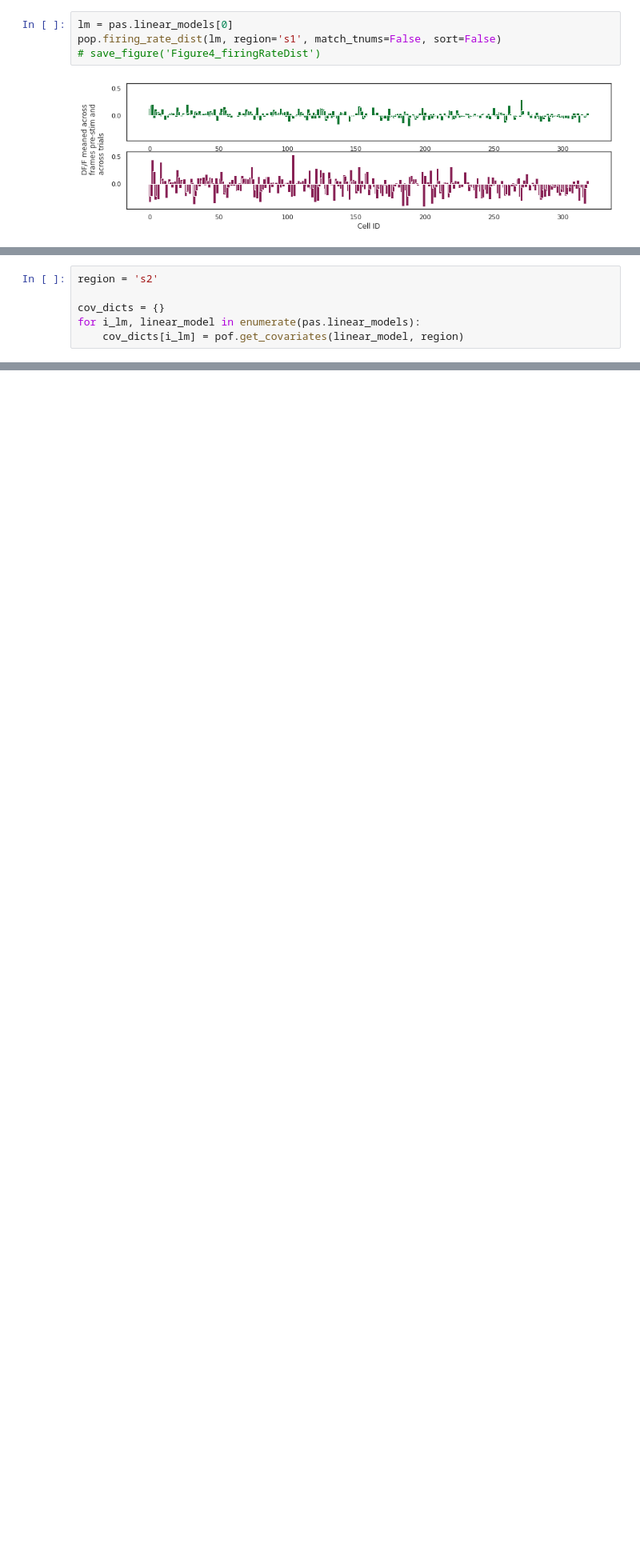
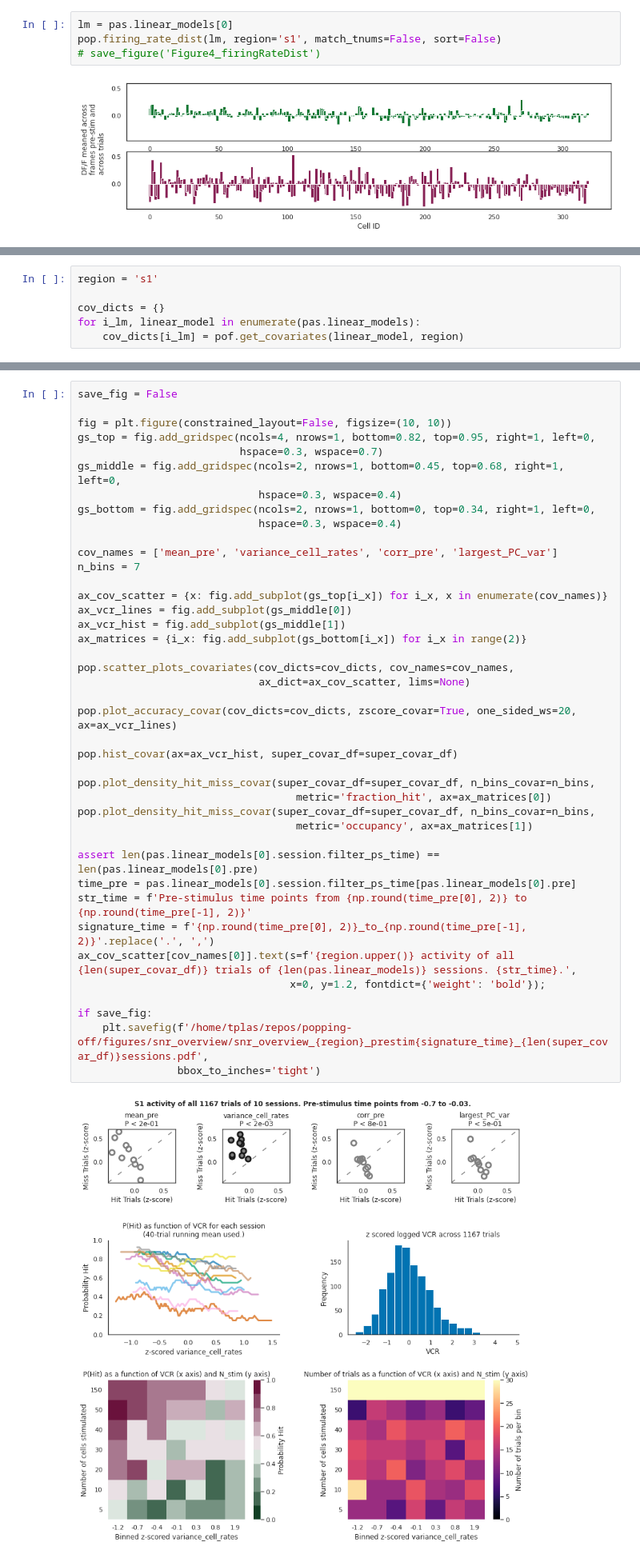
Before and after one commit to Packer-Lab/popping-off, a Jupyter notebook: notebooks/Paper Figures/Figure4.ipynb, the cells around one changed output, grey strips where cells are left out. Shown at 80% size. Drawn from its saved outputs; the diff is of its cells as text; blank space fills up the shorter version.

```diff
--- a/notebooks/Paper Figures/Figure4.ipynb
+++ b/notebooks/Paper Figures/Figure4.ipynb
@@ -129,5 +130,5 @@ array([-2.60688512, -2.55579574, -2.34067491, -2.59161852, -2.66144672,
 # %%
-region = 's2'
+region = 's1'
 
 cov_dicts = {}
 for i_lm, linear_model in enumerate(pas.linear_models):
@@ -163 +161,44 @@ pop.plot_density_hit_miss_covar(super_covar_df=super_covar_df, n_bins_covar=n_bi
+# %%
+save_fig = False
+
+fig = plt.figure(constrained_layout=False, figsize=(10, 10))
+gs_top = fig.add_gridspec(ncols=4, nrows=1, bottom=0.82, top=0.95, right=1, left=0,
+                          hspace=0.3, wspace=0.7)
+gs_middle = fig.add_gridspec(ncols=2, nrows=1, bottom=0.45, top=0.68, right=1, left=0,
+                             hspace=0.3, wspace=0.4)
+gs_bottom = fig.add_gridspec(ncols=2, nrows=1, bottom=0, top=0.34, right=1, left=0,
+                             hspace=0.3, wspace=0.4)
+
+cov_names = ['mean_pre', 'variance_cell_rates', 'corr_pre', 'largest_PC_var']
+n_bins = 7
+
+ax_cov_scatter = {x: fig.add_subplot(gs_top[i_x]) for i_x, x in enumerate(cov_names)}
+ax_vcr_lines = fig.add_subplot(gs_middle[0])
+ax_vcr_hist = fig.add_subplot(gs_middle[1])
+ax_matrices = {i_x: fig.add_subplot(gs_bottom[i_x]) for i_x in range(2)}
+
+pop.scatter_plots_covariates(cov_dicts=cov_dicts, cov_names=cov_names,
+                             ax_dict=ax_cov_scatter, lims=None)
+
+pop.plot_accuracy_covar(cov_dicts=cov_dicts, zscore_covar=True, one_sided_ws=20, ax=ax_vcr_lines)
+
+pop.hist_covar(ax=ax_vcr_hist, super_covar_df=super_covar_df)
+
+pop.plot_density_hit_miss_covar(super_covar_df=super_covar_df, n_bins_covar=n_bins,
+                                   metric='fraction_hit', ax=ax_matrices[0])
+pop.plot_density_hit_miss_covar(super_covar_df=super_covar_df, n_bins_covar=n_bins,
+                                   metric='occupancy', ax=ax_matrices[1])
+
+assert len(pas.linear_models[0].session.filter_ps_time) == len(pas.linear_models[0].pre)
+time_pre = pas.linear_models[0].session.filter_ps_time[pas.linear_models[0].pre]
+str_time = f'Pre-stimulus time points from {np.round(time_pre[0], 2)} to {np.round(time_pre[-1], 2)}'
+signature_time = f'{np.round(time_pre[0], 2)}_to_{np.round(time_pre[-1], 2)}'.replace('.', ',')
+ax_cov_scatter[cov_names[0]].text(s=f'{region.upper()} activity of all {len(super_covar_df)} trials of {len(pas.linear_models)} sessions. {str_time}.',
+                                  x=0, y=1.2, fontdict={'weight': 'bold'});
+
+if save_fig:
+    plt.savefig(f'/home/tplas/repos/popping-off/figures/snr_overview/snr_overview_{region}_prestim{signature_time}_{len(super_covar_df)}sessions.pdf',
+                bbox_to_inches='tight')
+# %% [output]
+[figure, added]
 # %%
```
Also changed, not shown: parts of 9 cells of this notebook, 3 other files.
